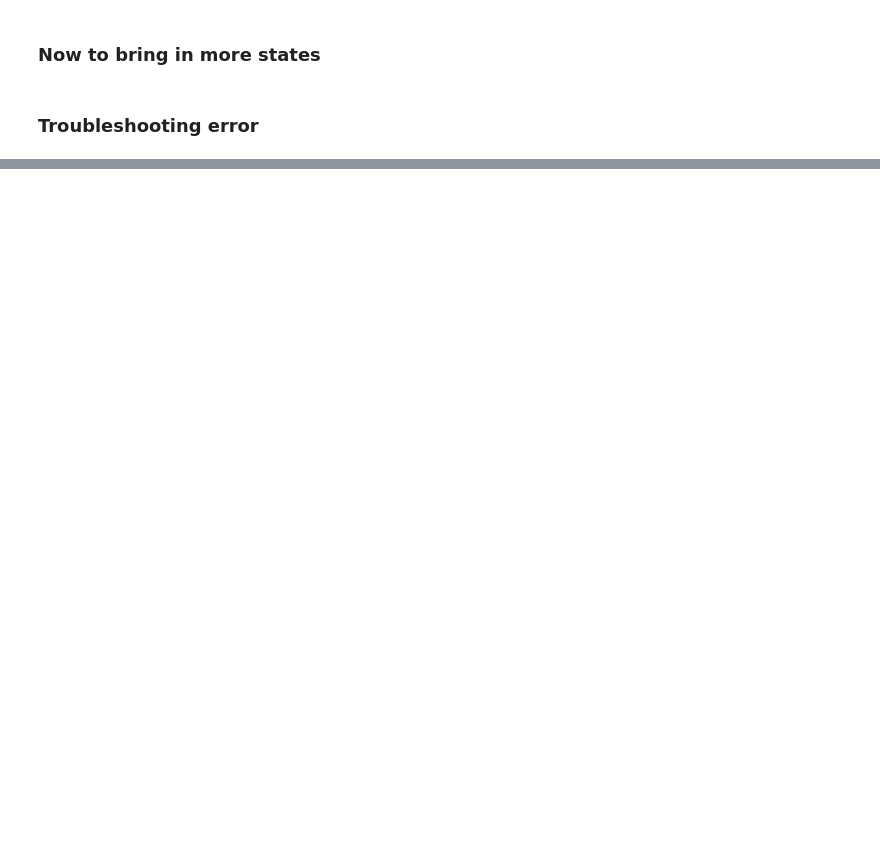
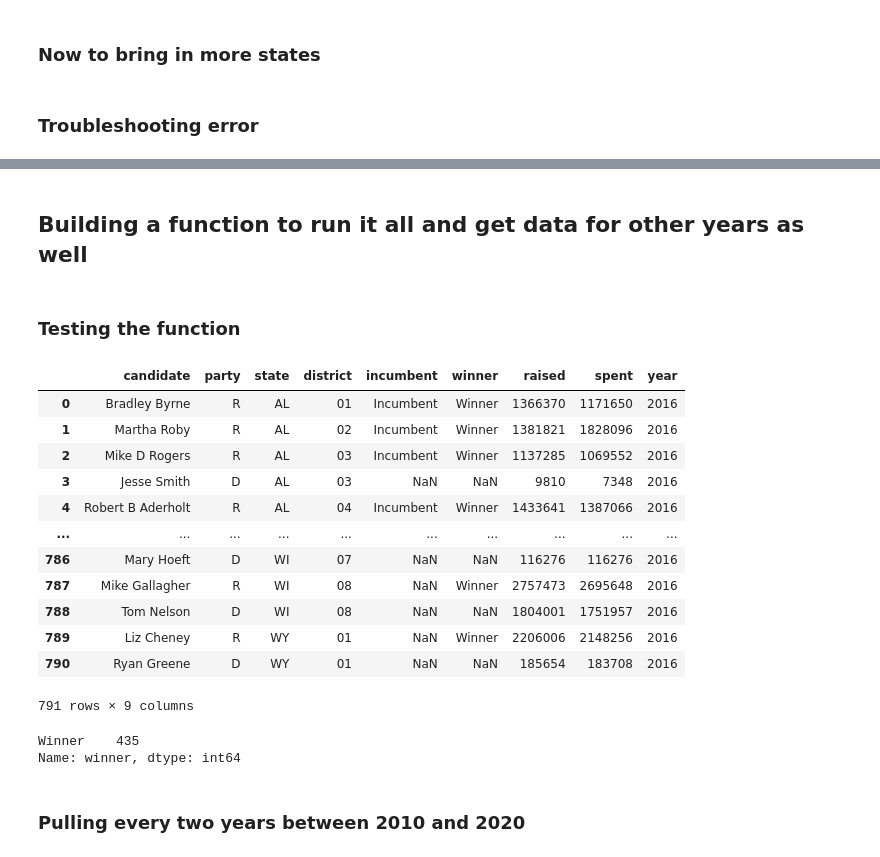
Before and after one commit to nss-data-science-cohort-5/webscraping_open_secrets-orange-oscelots_project-3, a Jupyter notebook: notebooks/chris_mulvey_function.ipynb, the cells around one changed output, grey strips where cells are left out. Cells and saved outputs as stored; diff of their text form; code cells hidden in the pictures; blank space fills up the shorter version.

Commit message:
working function to scrape historic data and started analysis

```diff
--- a/notebooks/chris_mulvey_function.ipynb
+++ b/notebooks/chris_mulvey_function.ipynb
@@ -33,8 +33,8 @@ url = 'https://www.opensecrets.org/races/summary?cycle=2020&id='+ state + distri
 # %% [markdown]
 ### Function to get candidate info for a single state and district
 # %%
-def get_district_candidates(state, district):
-    url = 'https://www.opensecrets.org/races/summary?cycle=2020&id='+ state + district + '&spec=N'
+def get_district_candidates(year, state, district):
+    url = 'https://www.opensecrets.org/races/summary?cycle='+ year + '&id='+ state + district + '&spec=N'
     response = requests.get(url)
     soup = BS(response.text)
     try:
@@ -45,5 +45,7 @@ def get_district_candidates(state, district):
     candidates['district'] = district
     candidates['year'] = year
 
+    candidates = fix_columns(candidates)
+
     return candidates
 # %%
@@ -207,0 +104,28 @@ UnboundLocalError: local variable 'candidates' referenced before assignment
+# %%
+def fix_columns(df):
+    df['party'] = df['Candidate'].str.extract(r'\((\w)\)')
+    df['incumbent'] = df['Candidate'].str.extract(r'([I]\w+)')
+    df['winner'] = df['Candidate'].str.extract(r'([W]\w+)')
+    df['candidate'] = df['Candidate'].str.extract(r'(^\w+\s\w+\s*\w+)')
+
+    df = df.drop('Candidate',
+                 axis = 1)
+
+    df = df[['candidate',
+             'party',
+             'state',
+             'district',
+             'incumbent',
+             'winner',
+             'Raised',
+             'Spent',
+             'year']]
+
+    df = df.rename(columns = {
+        'Raised': 'raised',
+        'Spent': 'spent'
+    })
+
+    return df
+# %% [markdown]
+## Building a function to run it all and get data for other years as well
@@ -207,0 +215,25 @@ UnboundLocalError: local variable 'candidates' referenced before assignment
+# %% [markdown]
+### Testing the function
+# %%
+reps_2016 = get_all_reps_time(districts, 'Code', 'representatives', '2016')
+# %%
+reps_2016
+# %% [output]
+|  | candidate | party | state | district | incumbent | winner | raised | spent | year |
+| 0 | Bradley Byrne | R | AL | 01 | Incumbent | Winner | 1366370 | 1171650 | 2016 |
+| 1 | Martha Roby | R | AL | 02 | Incumbent | Winner | 1381821 | 1828096 | 2016 |
+| 2 | Mike D Rogers | R | AL | 03 | Incumbent | Winner | 1137285 | 1069552 | 2016 |
+| 3 | Jesse Smith | D | AL | 03 | NaN | NaN | 9810 | 7348 | 2016 |
+| 4 | Robert B Aderholt | R | AL | 04 | Incumbent | Winner | 1433641 | 1387066 | 2016 |
+| ... | ... | ... | ... | ... | ... | ... | ... | ... | ... |
+| 786 | Mary Hoeft | D | WI | 07 | NaN | NaN | 116276 | 116276 | 2016 |
+| 787 | Mike Gallagher | R | WI | 08 | NaN | Winner | 2757473 | 2695648 | 2016 |
+| 788 | Tom Nelson | D | WI | 08 | NaN | NaN | 1804001 | 1751957 | 2016 |
+| 789 | Liz Cheney | R | WY | 01 | NaN | Winner | 2206006 | 2148256 | 2016 |
+| 790 | Ryan Greene | D | WY | 01 | NaN | NaN | 185654 | 183708 | 2016 |
+791 rows × 9 columns
+# %%
+reps_2016['winner'].value_counts()
+# %% [output]
+Winner    435
+Name: winner, dtype: int64
@@ -207,0 +243,2 @@ UnboundLocalError: local variable 'candidates' referenced before assignment
+# %% [markdown]
+### Pulling every two years between 2010 and 2020
```
Also changed, not shown: parts of 22 cells of this notebook, 1 other file.
